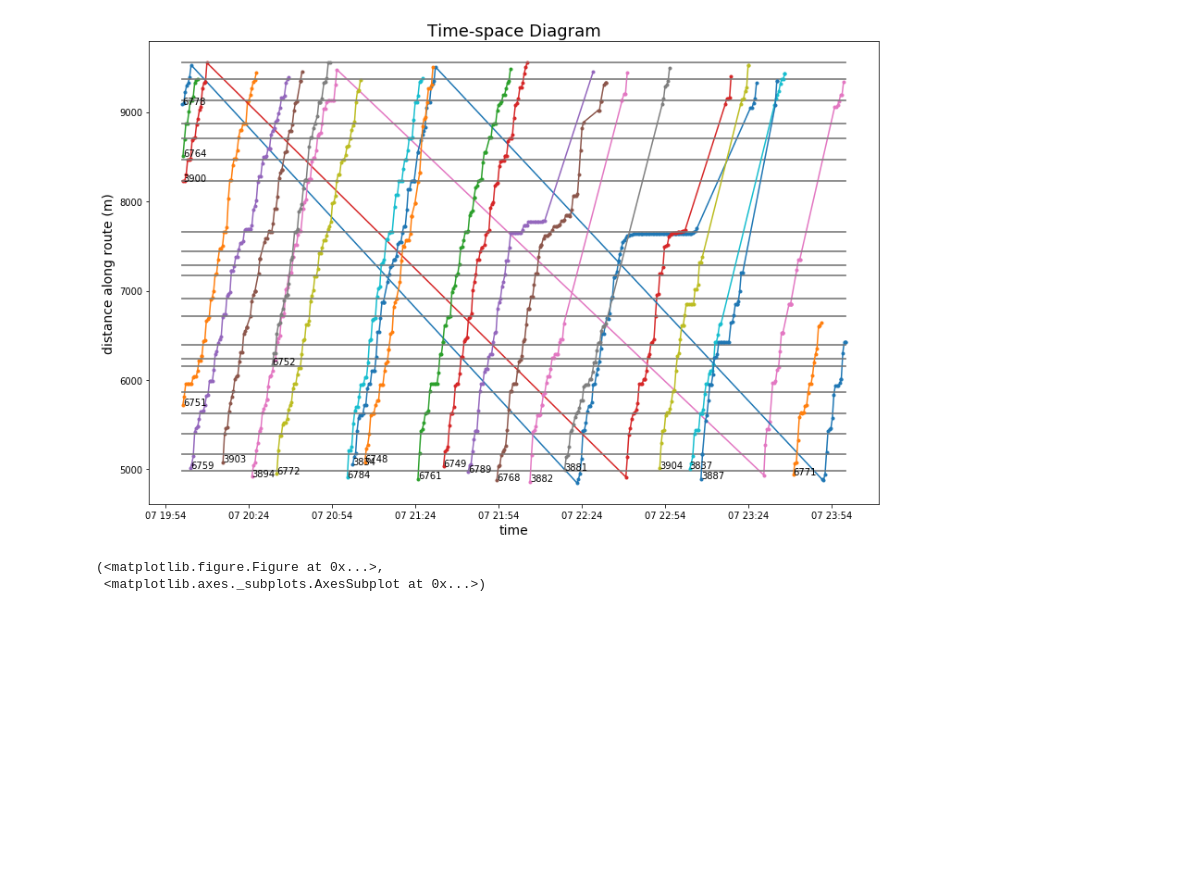
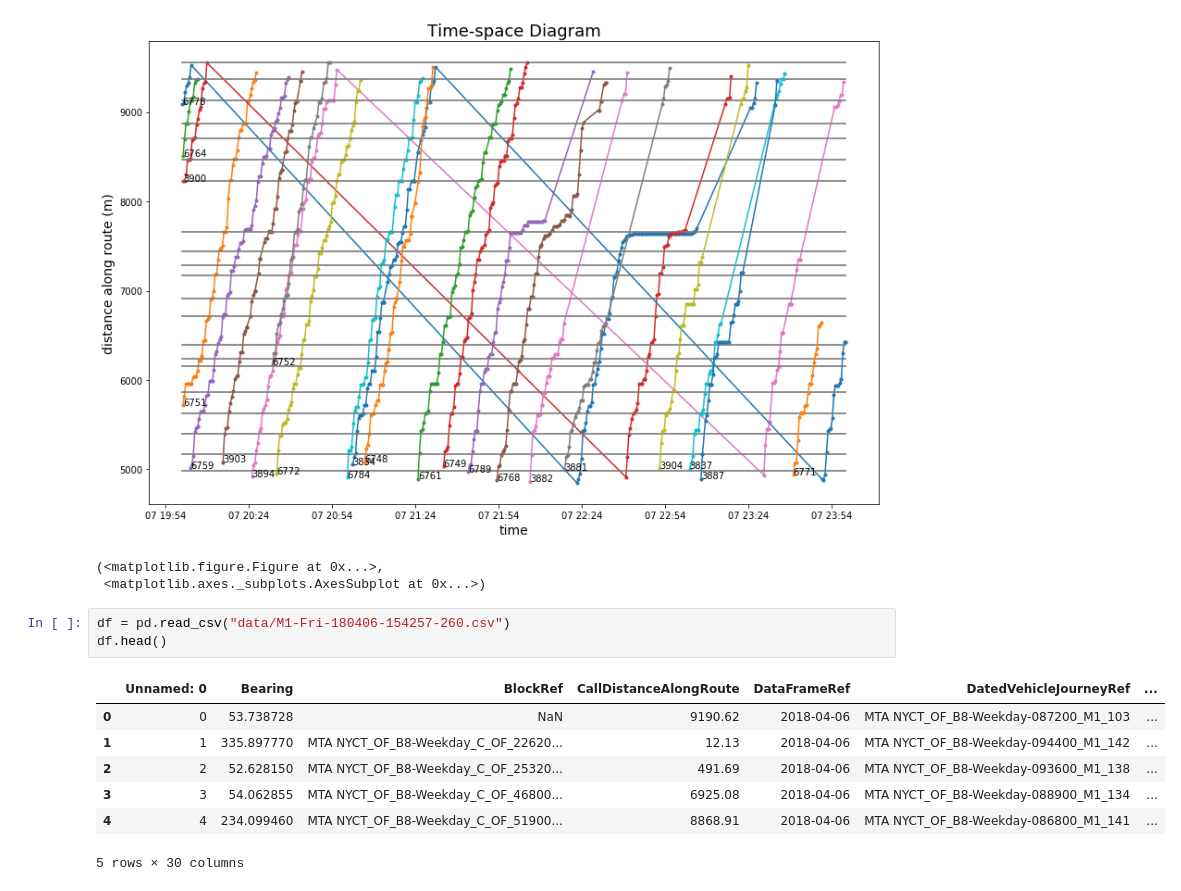
Before and after one commit to ywnch/NYC-bus-LTT-prediction, a Jupyter notebook: data-processing.ipynb, the cells around one changed output. Saved outputs shown, nothing was run; the diff lists cells and outputs as text; blank space fills up the shorter version.

```diff
--- a/data-processing.ipynb
+++ b/data-processing.ipynb
@@ -222,3 +255,14 @@ plot_tsd(df, dir_ref=1)
 [figure]
 (<matplotlib.figure.Figure at 0x...>,
  <matplotlib.axes._subplots.AxesSubplot at 0x...>)
+# %%
+df = pd.read_csv("data/M1-Fri-180406-154257-260.csv")
+df.head()
+# %% [output]
+|  | Unnamed: 0 | Bearing | BlockRef | CallDistanceAlongRoute | DataFrameRef | DatedVehicleJourneyRef | ... |
+| 0 | 0 | 53.738728 | NaN | 9190.62 | 2018-04-06 | MTA NYCT_OF_B8-Weekday-087200_M1_103 | ... |
+| 1 | 1 | 335.897770 | MTA NYCT_OF_B8-Weekday_C_OF_22620... | 12.13 | 2018-04-06 | MTA NYCT_OF_B8-Weekday-094400_M1_142 | ... |
+| 2 | 2 | 52.628150 | MTA NYCT_OF_B8-Weekday_C_OF_25320... | 491.69 | 2018-04-06 | MTA NYCT_OF_B8-Weekday-093600_M1_138 | ... |
+| 3 | 3 | 54.062855 | MTA NYCT_OF_B8-Weekday_C_OF_46800... | 6925.08 | 2018-04-06 | MTA NYCT_OF_B8-Weekday-088900_M1_134 | ... |
+| 4 | 4 | 234.099460 | MTA NYCT_OF_B8-Weekday_C_OF_51900... | 8868.91 | 2018-04-06 | MTA NYCT_OF_B8-Weekday-086800_M1_141 | ... |
+5 rows × 30 columns
```
Also changed, not shown: parts of 13 cells of this notebook, 1 other file.
